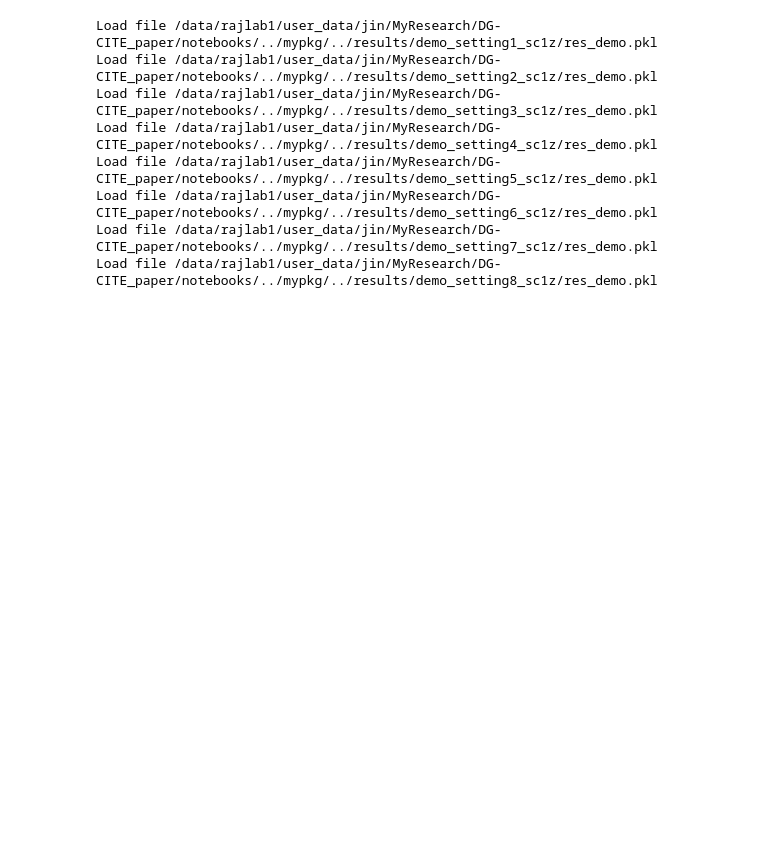
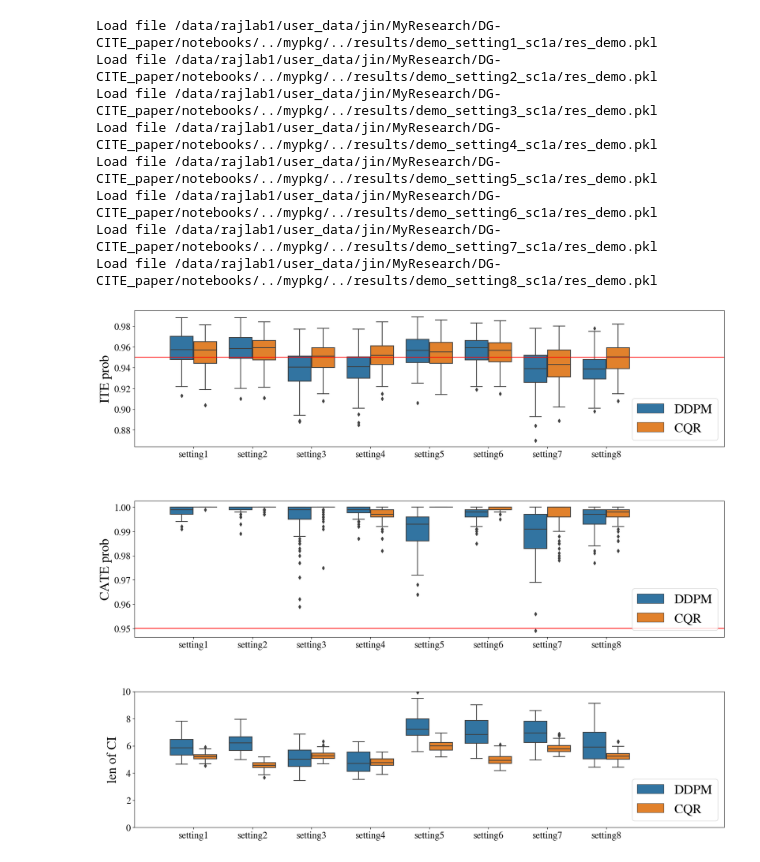
Before and after one commit to JINhuaqing/DG-CITE_paper, a Jupyter notebook: notebooks/demo_results_ana.ipynb, the cells around one changed output. Saved outputs shown, nothing was run; the diff lists cells and outputs as text; code cells hidden in the pictures; blank space fills up the shorter version.

```diff
--- a/notebooks/demo_results_ana.ipynb
+++ b/notebooks/demo_results_ana.ipynb
@@ -29,7 +29,7 @@ plt.style.use(FIG_ROOT/"base.mplstyle")
 # %%
 data = ddict(list)
 for st_idx in range(1, 9):
-    test_ress = load_pkl(RES_ROOT/f"demo_setting{st_idx}_sc1z/res_demo.pkl")
+    test_ress = load_pkl(RES_ROOT/f"demo_setting{st_idx}_sc1a/res_demo.pkl")
     for res in test_ress:
         for ky, v in res.items():
             data["ITE prob"].append(v[0][0])
@@ -38,14 +38,42 @@ for st_idx in range(1, 9):
             data["method"].append(ky)
             data["setting"].append(f"setting{st_idx}")
 # %% [output]
-Load file /data/rajlab1/user_data/jin/MyResearch/DG-CITE_paper/notebooks/../mypkg/../results/demo_setting1_sc1z/res_demo.pkl
-Load file /data/rajlab1/user_data/jin/MyResearch/DG-CITE_paper/notebooks/../mypkg/../results/demo_setting2_sc1z/res_demo.pkl
-Load file /data/rajlab1/user_data/jin/MyResearch/DG-CITE_paper/notebooks/../mypkg/../results/demo_setting3_sc1z/res_demo.pkl
-Load file /data/rajlab1/user_data/jin/MyResearch/DG-CITE_paper/notebooks/../mypkg/../results/demo_setting4_sc1z/res_demo.pkl
-Load file /data/rajlab1/user_data/jin/MyResearch/DG-CITE_paper/notebooks/../mypkg/../results/demo_setting5_sc1z/res_demo.pkl
-Load file /data/rajlab1/user_data/jin/MyResearch/DG-CITE_paper/notebooks/../mypkg/../results/demo_setting6_sc1z/res_demo.pkl
-Load file /data/rajlab1/user_data/jin/MyResearch/DG-CITE_paper/notebooks/../mypkg/../results/demo_setting7_sc1z/res_demo.pkl
-Load file /data/rajlab1/user_data/jin/MyResearch/DG-CITE_paper/notebooks/../mypkg/../results/demo_setting8_sc1z/res_demo.pkl
+Load file /data/rajlab1/user_data/jin/MyResearch/DG-CITE_paper/notebooks/../mypkg/../results/demo_setting1_sc1a/res_demo.pkl
+Load file /data/rajlab1/user_data/jin/MyResearch/DG-CITE_paper/notebooks/../mypkg/../results/demo_setting2_sc1a/res_demo.pkl
+Load file /data/rajlab1/user_data/jin/MyResearch/DG-CITE_paper/notebooks/../mypkg/../results/demo_setting3_sc1a/res_demo.pkl
+Load file /data/rajlab1/user_data/jin/MyResearch/DG-CITE_paper/notebooks/../mypkg/../results/demo_setting4_sc1a/res_demo.pkl
+Load file /data/rajlab1/user_data/jin/MyResearch/DG-CITE_paper/notebooks/../mypkg/../results/demo_setting5_sc1a/res_demo.pkl
+Load file /data/rajlab1/user_data/jin/MyResearch/DG-CITE_paper/notebooks/../mypkg/../results/demo_setting6_sc1a/res_demo.pkl
+Load file /data/rajlab1/user_data/jin/MyResearch/DG-CITE_paper/notebooks/../mypkg/../results/demo_setting7_sc1a/res_demo.pkl
+Load file /data/rajlab1/user_data/jin/MyResearch/DG-CITE_paper/notebooks/../mypkg/../results/demo_setting8_sc1a/res_demo.pkl
+# %%
+plt.figure(figsize=[20, 18])
+df = pd.DataFrame(data)
+
+plt.subplot(311)
+sns.boxplot(data=df, y="ITE prob", hue="method", x="setting")
+plt.axhline(y=0.95, color="red");
+plt.xlim([-1, 9])
+plt.xlabel("")
+plt.legend(loc="lower right")
+
+plt.subplot(312)
+sns.boxplot(data=df, y="CATE prob", hue="method", x="setting")
+plt.axhline(y=0.95, color="red");
+plt.xlim([-1, 9])
+plt.xlabel("")
+plt.legend(loc="lower right")
+
+plt.subplot(313)
+sns.boxplot(data=df, y="len of CI", hue="method", x="setting", showfliers=True)
+plt.xlim([-1, 9])
+plt.ylim([0, 10])
+plt.xlabel("")
+plt.legend(loc="lower right");
+
+#plt.savefig(FIG_ROOT/"demo.jpg")
+# %% [output]
+[figure, added]
 # %%
 plt.figure(figsize=[20, 18])
 df = pd.DataFrame(data)
```
Also changed, not shown: parts of 1 cell of this notebook, 11 other files.
